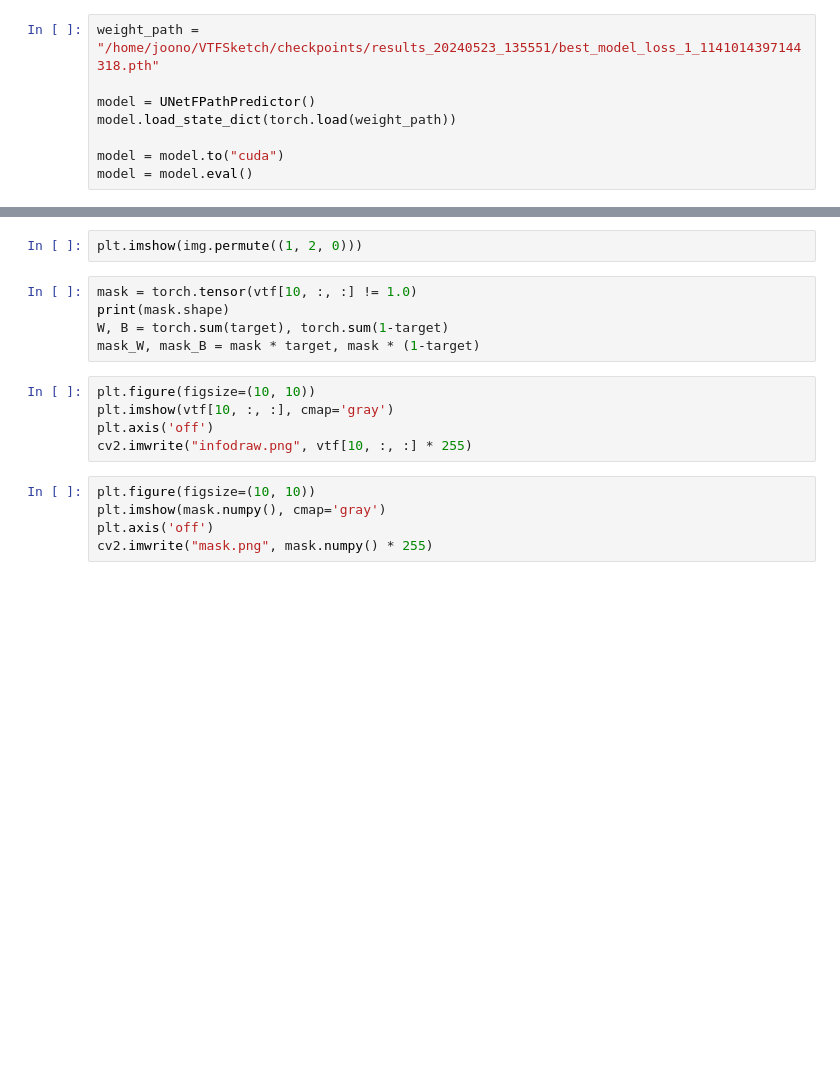
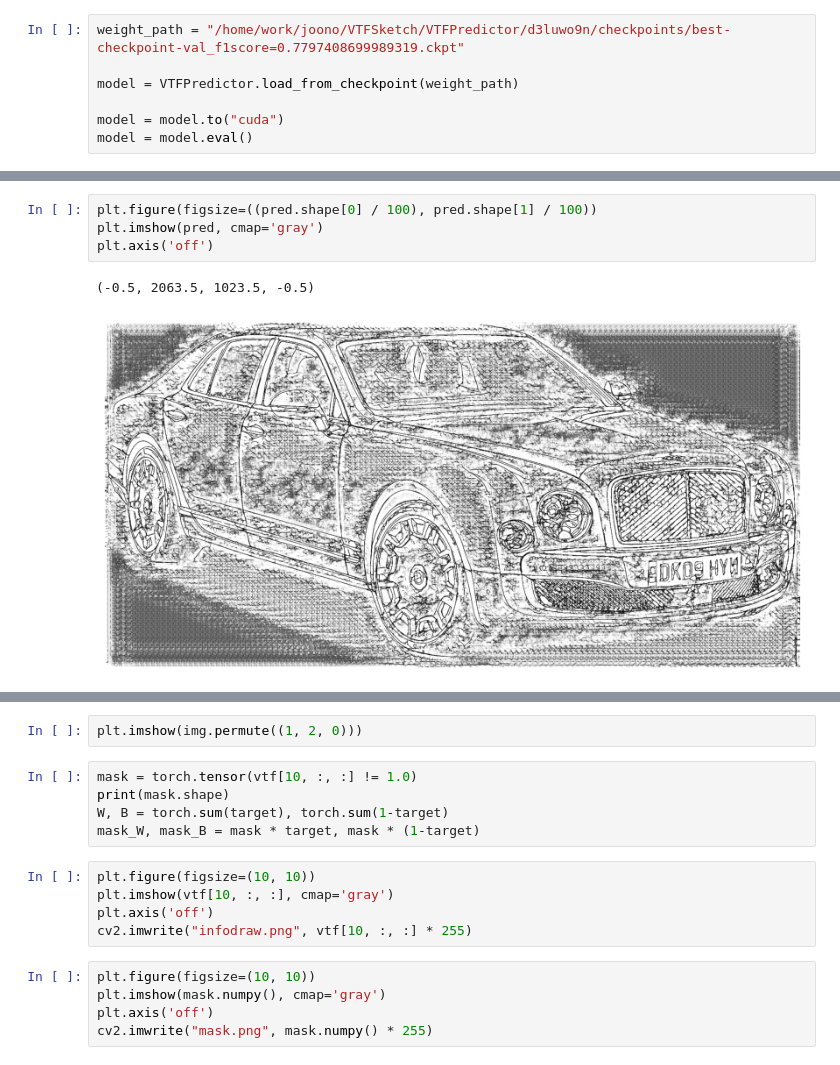
Before and after one commit to comeeasy/VTFSketch, a Jupyter notebook: test.ipynb, the cells around one changed output, grey strips where cells are left out. Drawn from its saved outputs; the diff is of its cells as text; blank space fills up the shorter version.

```diff
--- a/test.ipynb
+++ b/test.ipynb
@@ -25,8 +30,7 @@ imgs      = [ImagePreprocessor.get(img_path) for img_path in img_paths]
 # %%
-weight_path = "/home/joono/VTFSketch/checkpoints/results_20240523_135551/best_model_loss_1_1141014397144318.pth"
+weight_path = "/home/work/joono/VTFSketch/VTFPredictor/d3luwo9n/checkpoints/best-checkpoint-val_f1score=0.7797408699989319.ckpt"
 
-model = UNetFPathPredictor()
-model.load_state_dict(torch.load(weight_path))
+model = VTFPredictor.load_from_checkpoint(weight_path)
 
 model = model.to("cuda")
 model = model.eval()
@@ -64,0 +89,7 @@ plt.imshow(vtf[10], cmap="gray")
+# %%
+plt.figure(figsize=((pred.shape[0] / 100), pred.shape[1] / 100))
+plt.imshow(pred, cmap='gray')
+plt.axis('off')
+# %% [output]
+(-0.5, 2063.5, 1023.5, -0.5)
+[figure, added]
```
Also changed, not shown: parts of 20 cells of this notebook, 2 other files.
